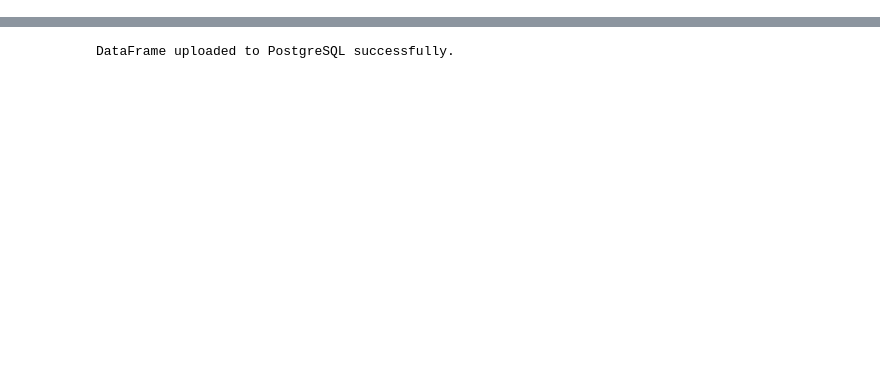
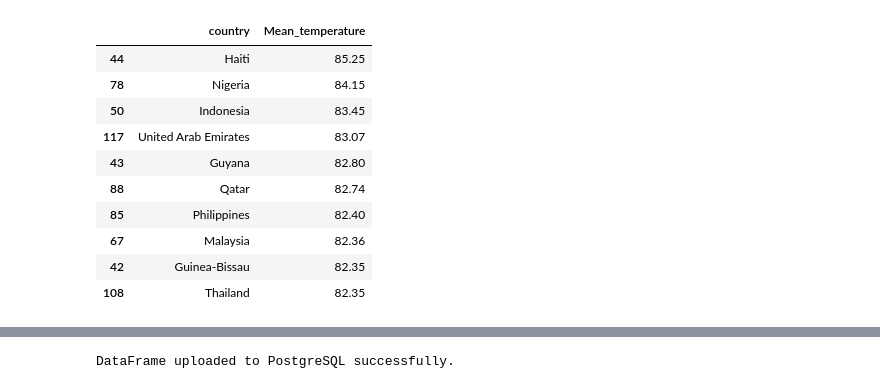
Before and after one commit to BrianRiera/CA_Database-Analytics, a Jupyter notebook: global_temperatures.ipynb, the cells around one changed output, grey strips where cells are left out. Saved outputs shown, nothing was run; the diff lists cells and outputs as text; code cells hidden in the pictures; blank space fills up the shorter version.

Commit message:
Data clean/exploration

```diff
--- a/global_temperatures.ipynb
+++ b/global_temperatures.ipynb
@@ -59,0 +152,23 @@ print(temperature_df['country'].nunique())
+# %%
+# Mean temperature levels for each country
+mean_temperature = temperature_years.mean(axis=1)
+
+mean_temperature_df = pd.DataFrame({'country': temperature_df['country'], 'Mean_temperature': mean_temperature})
+
+# Sort by mean pollution levels in descending order
+top_performers = mean_temperature_df.sort_values(by='Mean_temperature', ascending=False).round(2)
+
+# Show top 10
+top_performers.head(10)
+# %% [output]
+|  | country | Mean_temperature |
+| 44 | Haiti | 85.25 |
+| 78 | Nigeria | 84.15 |
+| 50 | Indonesia | 83.45 |
+| 117 | United Arab Emirates | 83.07 |
+| 43 | Guyana | 82.80 |
+| 88 | Qatar | 82.74 |
+| 85 | Philippines | 82.40 |
+| 67 | Malaysia | 82.36 |
+| 42 | Guinea-Bissau | 82.35 |
+| 108 | Thailand | 82.35 |
```
Also changed, not shown: parts of 16 cells of this notebook.
